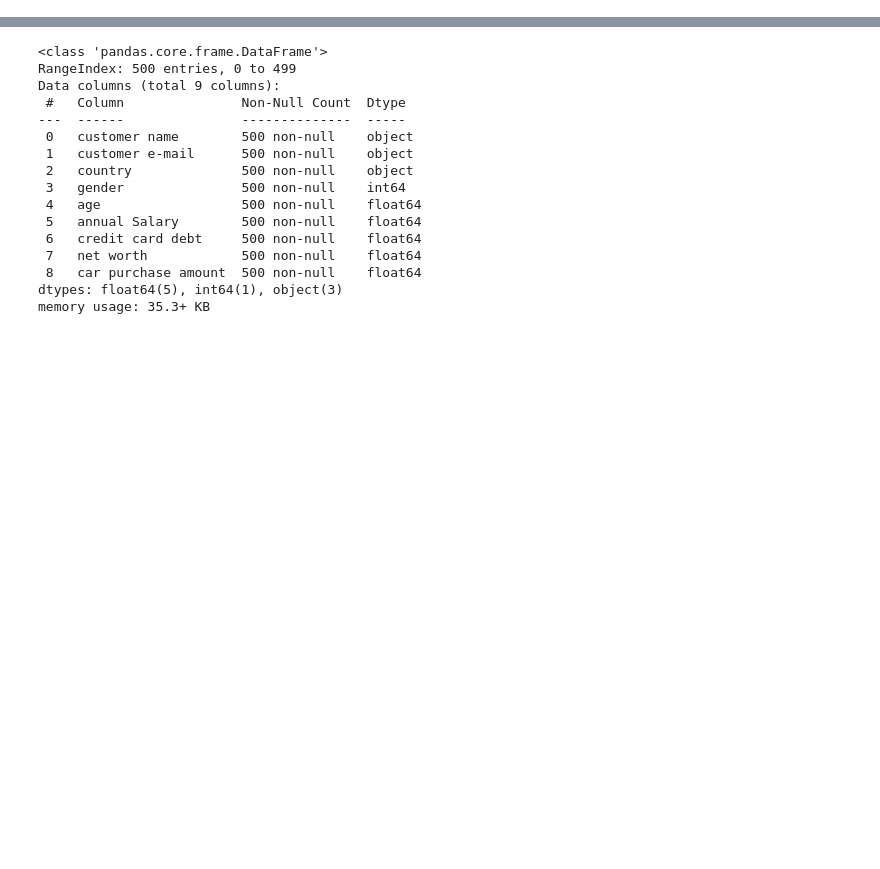
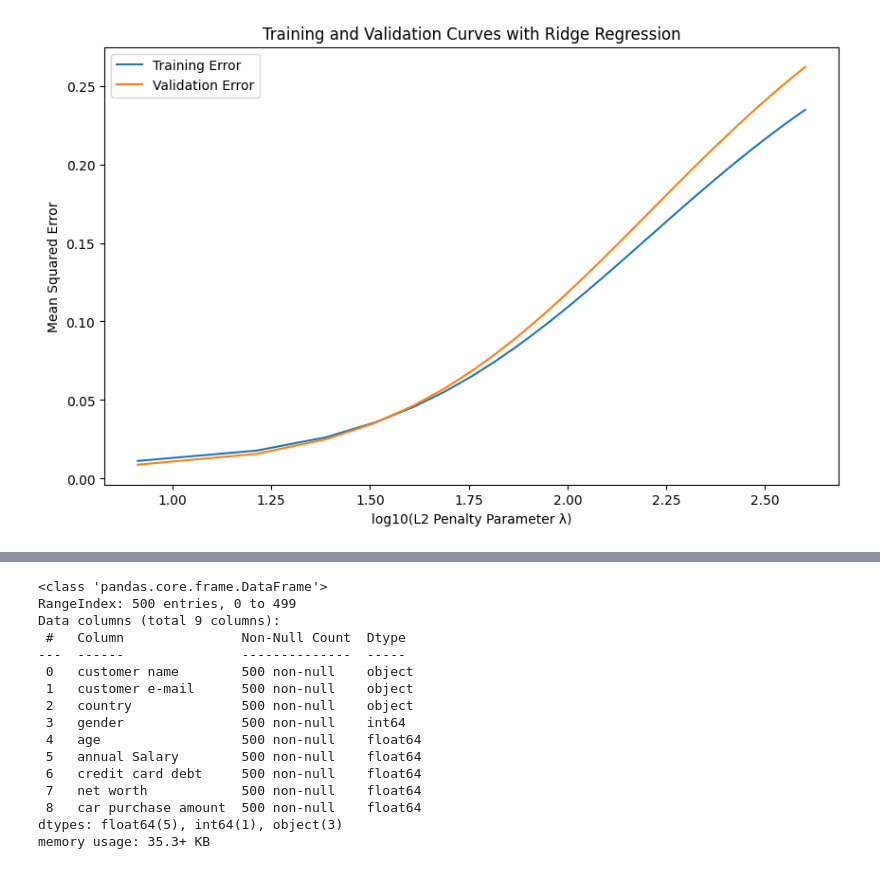
Before and after one commit to liam-hsieh/CS235, a Jupyter notebook: project/code/car_price_prediction.ipynb, the cells around one changed output, grey strips where cells are left out. Saved outputs shown, nothing was run; the diff lists cells and outputs as text; code cells hidden in the pictures; blank space fills up the shorter version.

```diff
--- a/project/code/car_price_prediction.ipynb
+++ b/project/code/car_price_prediction.ipynb
@@ -1,3 +1,56 @@
+# %%
+import numpy as np
+import matplotlib.pyplot as plt
+from sklearn.linear_model import Ridge
+from sklearn.model_selection import train_test_split
+from sklearn.preprocessing import StandardScaler
+from sklearn.metrics import mean_squared_error
+
+# Generate synthetic data
+np.random.seed(42)
+X = np.random.rand(100, 1)
+y = 2 * X.squeeze() + 1 + 0.1 * np.random.randn(100)
+
+# Split the data into training and validation sets
+X_train, X_val, y_train, y_val = train_test_split(X, y, test_size=0.2, random_state=42)
+
+# Standardize the data
+scaler = StandardScaler()
+X_train_scaled = scaler.fit_transform(X_train)
+X_val_scaled = scaler.transform(X_val)
+
+# Set up a range of L2 penalty parameters (λ)
+l2_values = np.linspace(0,400)
+
+# Train and validate Ridge regression models with different L2 penalty parameters
+train_errors = []
+val_errors = []
+
+for l2 in l2_values:
+    ridge_model = Ridge(alpha=l2)
+    ridge_model.fit(X_train_scaled, y_train)
+
+    # Calculate training error
+    y_train_pred = ridge_model.predict(X_train_scaled)
+    train_error = mean_squared_error(y_train, y_train_pred)
+    train_errors.append(train_error)
+
+    # Calculate validation error
+    y_val_pred = ridge_model.predict(X_val_scaled)
+    val_error = mean_squared_error(y_val, y_val_pred)
+    val_errors.append(val_error)
+
+# Plot the training and validation curves
+plt.figure(figsize=(10, 6))
+plt.plot(np.log10(l2_values), train_errors, label='Training Error')
+plt.plot(np.log10(l2_values), val_errors, label='Validation Error')
+plt.title('Training and Validation Curves with Ridge Regression')
+plt.xlabel('log10(L2 Penalty Parameter λ)')
+plt.ylabel('Mean Squared Error')
+plt.legend()
+plt.show()
+# %% [output]
+[figure, added]
 # %%
 import numpy as np
 import pandas as pd
```
Also changed, not shown: 26 other files.
